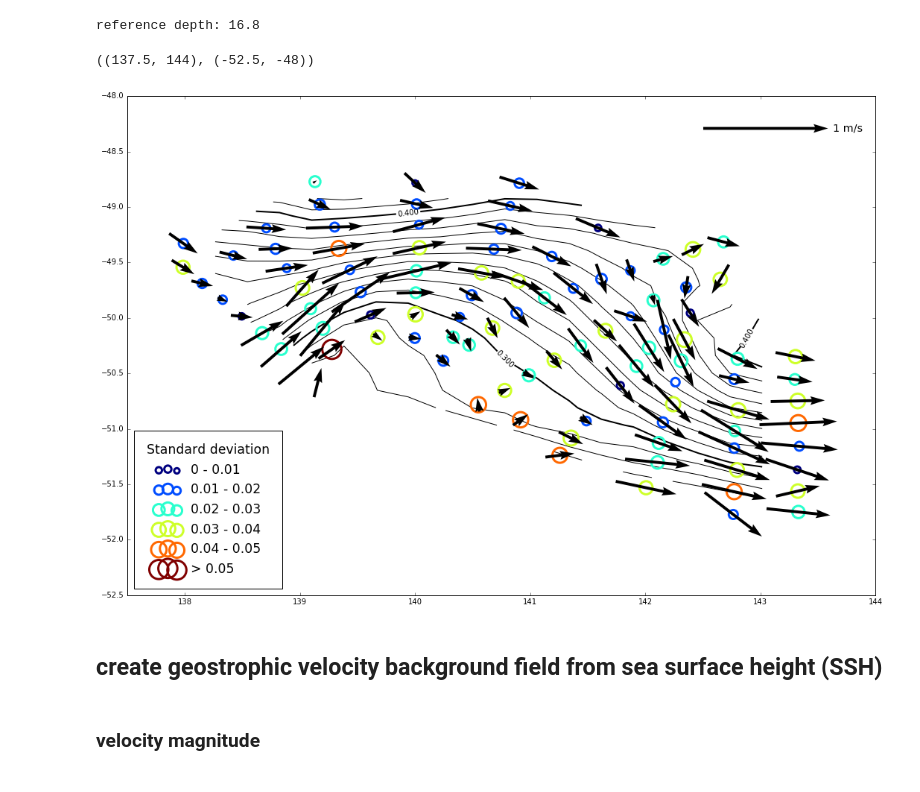
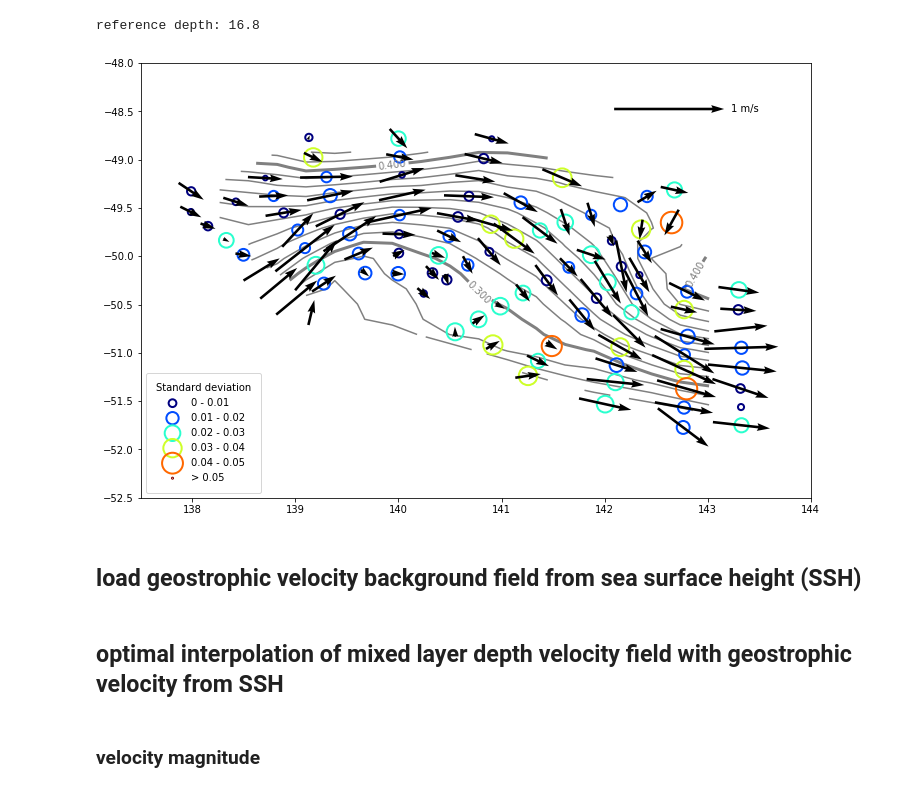
Before and after one commit to janjaapmeijer/phd-public, a Jupyter notebook: notebooks/velocity.ipynb, the cells around one changed output. Cells and saved outputs as stored; diff of their text form; code cells hidden in the pictures.

```diff
--- a/notebooks/velocity.ipynb
+++ b/notebooks/velocity.ipynb
@@ -152,55 +153,56 @@ pmld = [ctd['p'][i] for i in imld]
 imldadcp = [(np.abs(padcp - p)).argmin() for p in pmld]
 
 # calculate mean of velocities from surface to pressure level
-utdmean = np.array([np.nanmean(adcp['u_ctd'][ist, slice(iref, imldadcp[ist])]) for ist in range(nst)])
-vtdmean = np.array([np.nanmean(adcp['v_ctd'][ist, slice(iref, imldadcp[ist])]) for ist in range(nst)])
+umldmean = np.array([np.nanmean(adcp['u_ctd'][ist, slice(iref, imldadcp[ist])]) for ist in range(nst)])
+vmldmean = np.array([np.nanmean(adcp['v_ctd'][ist, slice(iref, imldadcp[ist])]) for ist in range(nst)])
 
 # calculate magnitude of vectors and calculate standard deviation
-vmagmean = np.array([np.nanmean(vmag[ist, slice(iref, imldadcp[ist])]) for ist in range(nst)])
-vmagstd = np.array([np.nanstd(vmag[ist, slice(iref, imldadcp[ist])]) for ist in range(nst)
+vmagmldmean = np.array([np.nanmean(vmag[ist, slice(iref, imldadcp[ist])]) for ist in range(nst)])
+vmagmldstd = np.array([np.nanstd(vmag[ist, slice(iref, imldadcp[ist])]) for ist in range(nst)
                    if not all(vmag[ist, slice(iref, imldadcp[ist])].mask)])
 # %% [output]
 reference depth: 16.8
 # %%
 # PLOT
 
-fig, ax = plt.subplots(figsize=(18, 12))
+fig, ax = plt.subplots(figsize=(12, 8))
 
 # plot dynamic height contours
-ct = ax.contour(xx, yy, Dgrd, bounds, colors='k', zorder=-1)
+ct = ax.contour(xx, yy, Dgrd, bounds, colors='gray', zorder=-1)
 
 for ib, b in enumerate(bounds):
     if b in bounds[4::10]:
         zc = ct.collections[ib]
-        plt.setp(zc, linewidth=2)
+        plt.setp(zc, linewidth=3)
 ax.clabel(ct, bounds[4::10], inline=1, fontsize=10)
 
 # plot quiver plot
-Q = ax.quiver(adcp['lon_ctd'][2:], adcp['lat_ctd'][2:], utdmean[2:], vtdmean[2:],
-              pivot='mid', units='inches', width=0.003*18, zorder=2)
-qk = plt.quiverkey(Q, 0.85, 0.85, 1, '1 m/s', labelpos='E',
-                   coordinates='figure', fontproperties={'size': 'x-large'})
+Q = ax.quiver(adcp['lon_ctd'][2:], adcp['lat_ctd'][2:], umldmean[2:], vmldmean[2:],
+              pivot='mid', units='inches', width=0.003*12, zorder=2)
+qk = plt.quiverkey(Q, 0.8, 0.8, 1, '1 m/s', labelpos='E',
+                   coordinates='figure', fontproperties={'size': 'medium'})
 
 # plot standard deviation scatter
 std_bins = [0, 0.01, 0.02, 0.03, 0.04, 0.05]
 for i in range(len(std_bins)):
     if i == len(std_bins)-1:
-        criteria = (vmagstd[2:] > std_bins[i])
+        criteria = (vmagmldstd[2:] > std_bins[i])
         label = '> %s' % (std_bins[i])
     else:
-        criteria = (vmagstd[2:] > std_bins[i]) & (vmagstd[2:] <= std_bins[i + 1])
+        criteria = (vmagmldstd[2:] > std_bins[i]) & (vmagmldstd[2:] <= std_bins[i + 1])
         label = '%s - %s' % (std_bins[i], std_bins[i+1])
-    ax.scatter(adcp['lon_ctd'][2:][criteria], adcp['lat_ctd'][2:][criteria], s=vmagstd[2:][criteria]*1e4,
-               label=label, color=colors[i], facecolors='none', linewidth=3, zorder=1)
-legend = ax.legend(title='Standard deviation', borderpad=1, fontsize='xx-large', loc=3)
-legend.get_title().set_fontsize('xx-large')
+    ax.scatter(adcp['lon_ctd'][2:][criteria], adcp['lat_ctd'][2:][criteria], s=vmagmldstd[2:][criteria]*1e4,
+               label=label, color=colors[i], facecolors='none', linewidth=2, zorder=1)
+legend = ax.legend(title='Standard deviation', borderpad=1, fontsize='medium', loc=3)
+legend.get_title().set_fontsize('medium')
 
 ax.set_xlim([137.5, 144]), ax.set_ylim([-52.5, -48])
+
+plt.show()
 # %% [output]
-((137.5, 144), (-52.5, -48))
-[figure, old version]
+[figure, new version]
 # %% [markdown]
-## create geostrophic velocity background field from sea surface height (SSH)
+## load geostrophic velocity background field from sea surface height (SSH)
 # %%
 input_file_ssh = os.path.join(datadir, 'external', 'ssh', 'SSH_OceanCurrent_137.5_-52_144_-48.5_199803.nc')
 ssh = Dataset(input_file_ssh)
@@ -227,0 +221,2 @@ v_b, v_a = OI(lon[~mask], lat[~mask], vtdmean[2:][~mask],
+# %% [markdown]
+## optimal interpolation of mixed layer depth velocity field with geostrophic velocity from SSH
```
Also changed, not shown: parts of 14 cells of this notebook.
